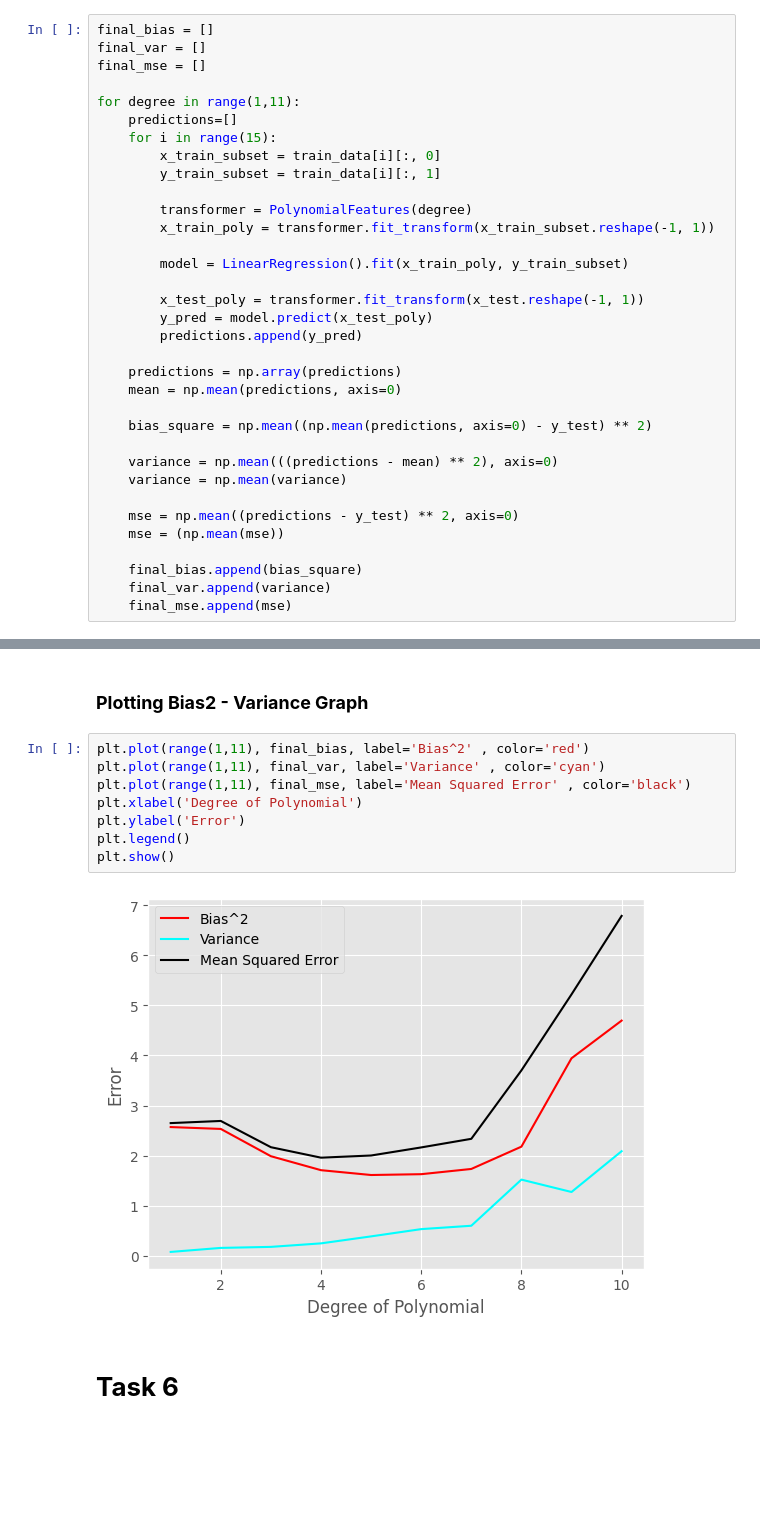
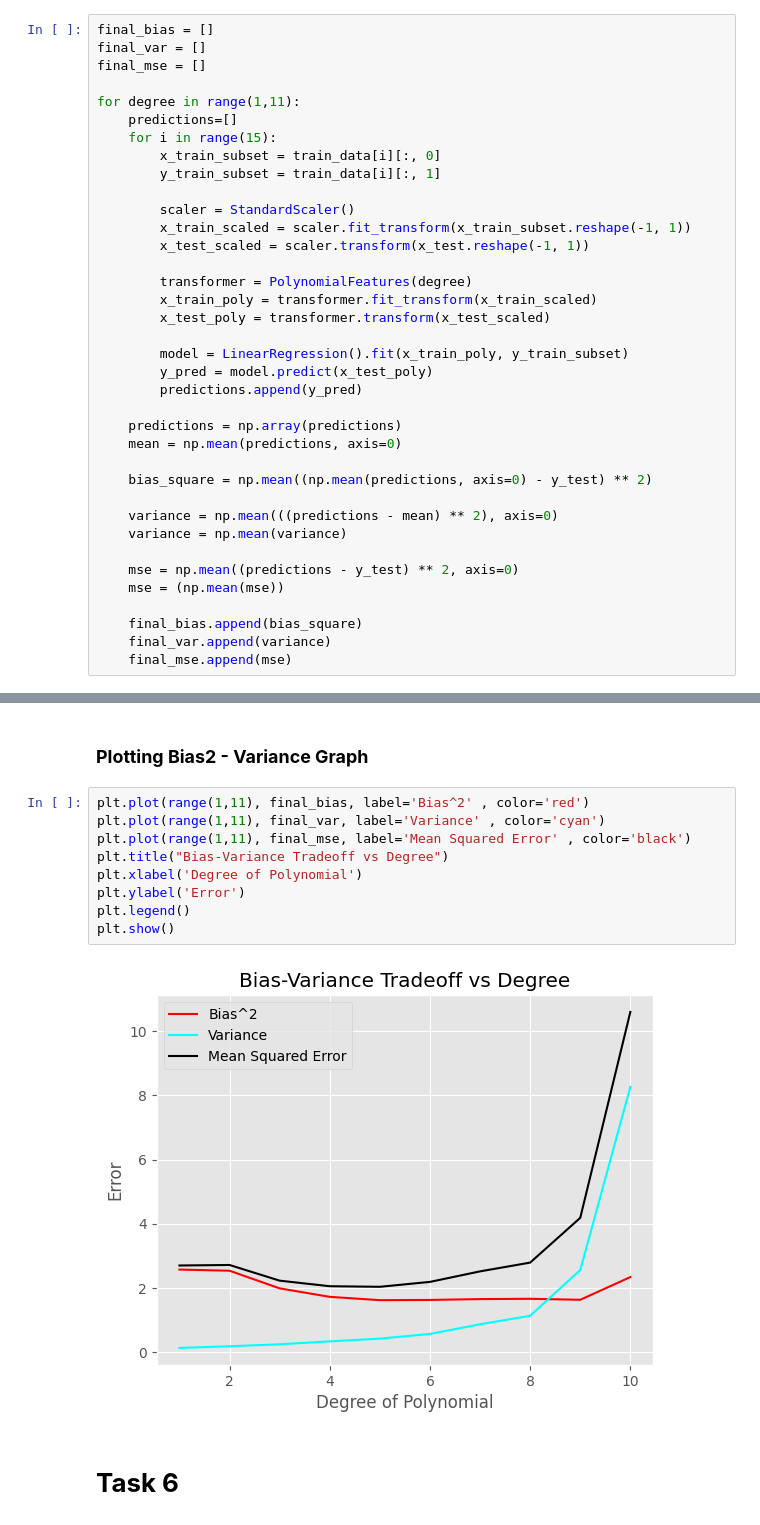
Before and after one commit to Navishaa05/bias-variance-clustering-apriori, a Jupyter notebook: assignment_1_bias_variance/code.ipynb, the cells around one changed output, grey strips where cells are left out. Cells and saved outputs as stored; diff of their text form; blank space fills up the shorter version.

```diff
--- a/assignment_1_bias_variance/code.ipynb
+++ b/assignment_1_bias_variance/code.ipynb
@@ -38,12 +39,15 @@ for degree in range(1,11):
         x_train_subset = train_data[i][:, 0]
         y_train_subset = train_data[i][:, 1]
 
+        scaler = StandardScaler()
+        x_train_scaled = scaler.fit_transform(x_train_subset.reshape(-1, 1))
+        x_test_scaled = scaler.transform(x_test.reshape(-1, 1))
+
         transformer = PolynomialFeatures(degree)
-        x_train_poly = transformer.fit_transform(x_train_subset.reshape(-1, 1))
+        x_train_poly = transformer.fit_transform(x_train_scaled)
+        x_test_poly = transformer.transform(x_test_scaled)
 
         model = LinearRegression().fit(x_train_poly, y_train_subset)
-
-        x_test_poly = transformer.fit_transform(x_test.reshape(-1, 1))
         y_pred = model.predict(x_test_poly)
         predictions.append(y_pred)
 
@@ -127,13 +131,14 @@ print(table)
 # %%
 plt.plot(range(1,11), final_bias, label='Bias^2' , color='red')
 plt.plot(range(1,11), final_var, label='Variance' , color='cyan')
 plt.plot(range(1,11), final_mse, label='Mean Squared Error' , color='black')
+plt.title("Bias-Variance Tradeoff vs Degree")
 plt.xlabel('Degree of Polynomial')
 plt.ylabel('Error')
 plt.legend()
 plt.show()
 # %% [output]
-[figure, old version]
+[figure, new version]
 # %% [markdown]
 # **Task 6**
 # %% [markdown]
```
Also changed, not shown: parts of 8 cells of this notebook.
